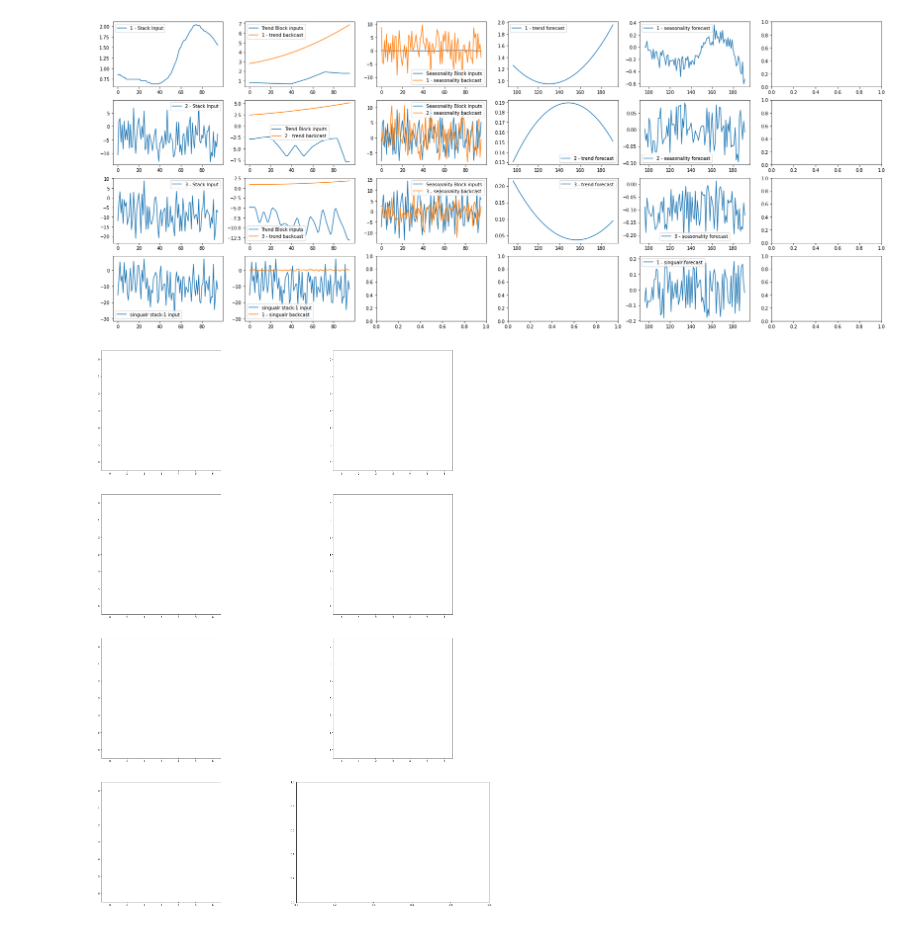
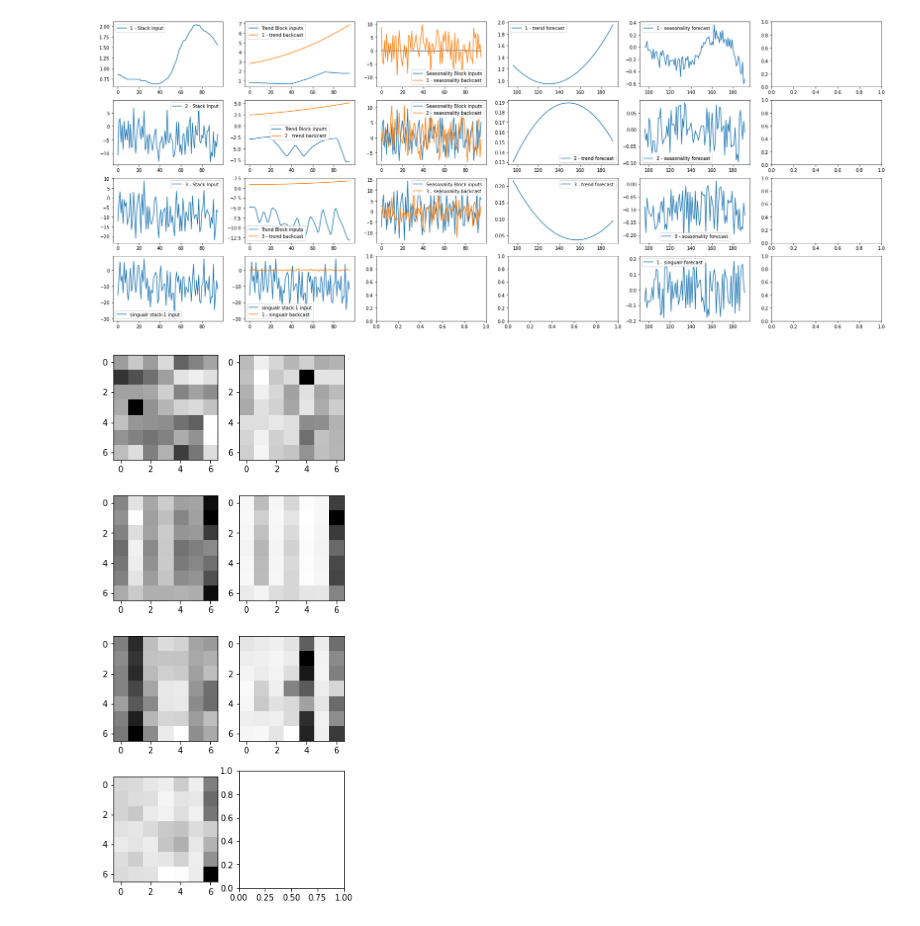
Before and after one commit to Kim-Ju-Hyeon/GSL, a Jupyter notebook: Jupyter Notebook/ETT_Result_Visualization.ipynb, the cells around one changed output. Drawn from its saved outputs; the diff is of its cells as text; code cells hidden in the pictures.

```diff
--- a/Jupyter Notebook/ETT_Result_Visualization.ipynb
+++ b/Jupyter Notebook/ETT_Result_Visualization.ipynb
@@ -29,5 +29,6 @@ from utils.score import *
 
 from utils.result_visualization import get_exp_result_files, get_scaler
 # %%
-exp_dirs = glob('../exp/0804_ETTm2_EXP/*')
+exp_dirs = glob('../exp/*_ETTm2_EXP/*')
 exp_dirs.sort()
+exp_dirs
@@ -48,3 +65,3 @@ loss_list = np.array(loss_list)
 # %%
 exp = exp_dirs[np.argmin(loss_list)]
-exp
+exp = exp_dirs[-3]
@@ -168,20 +183,20 @@ for jj in range(singual_backcast.shape[1]):
 # %%
 nrows = config.forecasting_module.stack_num+config.forecasting_module.singular_stack_num
 
 fig, axes = plt.subplots(nrows=nrows, ncols=2,
-                        figsize=(5*ncol, 10*nrow))
+                        figsize=(5*ncol, 3*nrows))
 
 attn = test_result['attention_matrix'][0]
 
 trend_attn = attn['Trend']
 season_attn = attn['Seasonality']
 singular_attn = attn['Singular']
 
 for ii in range(len(trend_attn)):
     axes[ii, 0].imshow(trend_attn[ii].squeeze(), cmap='Greys')
     axes[ii, 1].imshow(season_attn[ii].squeeze(), cmap='Greys')
 
 for i in range(len(singular_attn)):
     axes[ii+i+1, 0].imshow(singular_attn[i].squeeze(), cmap='Greys')
 # %% [output]
-[figure, old version]
+[figure, new version]
```
Also changed, not shown: parts of 6 cells of this notebook, 1 other file.
